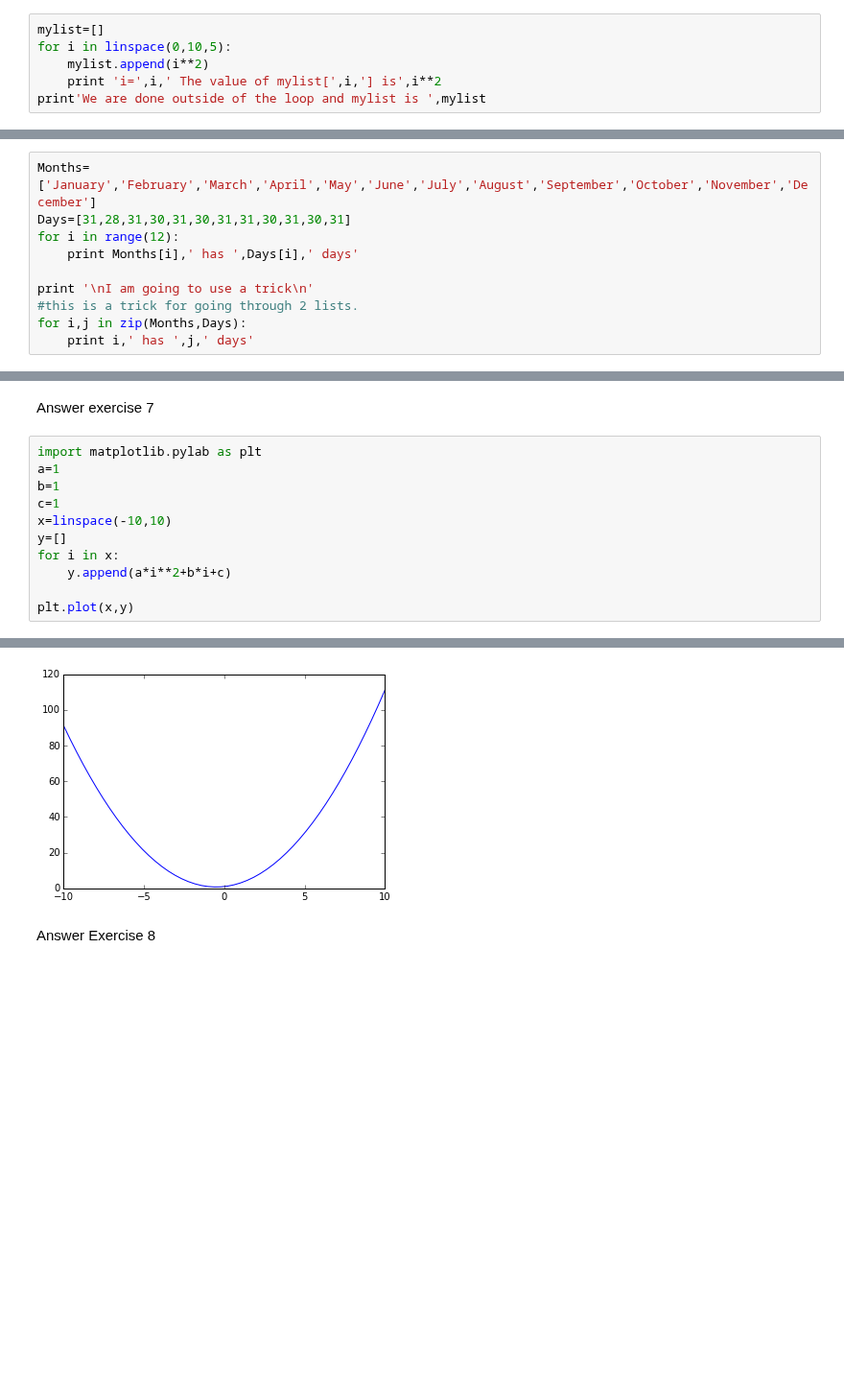
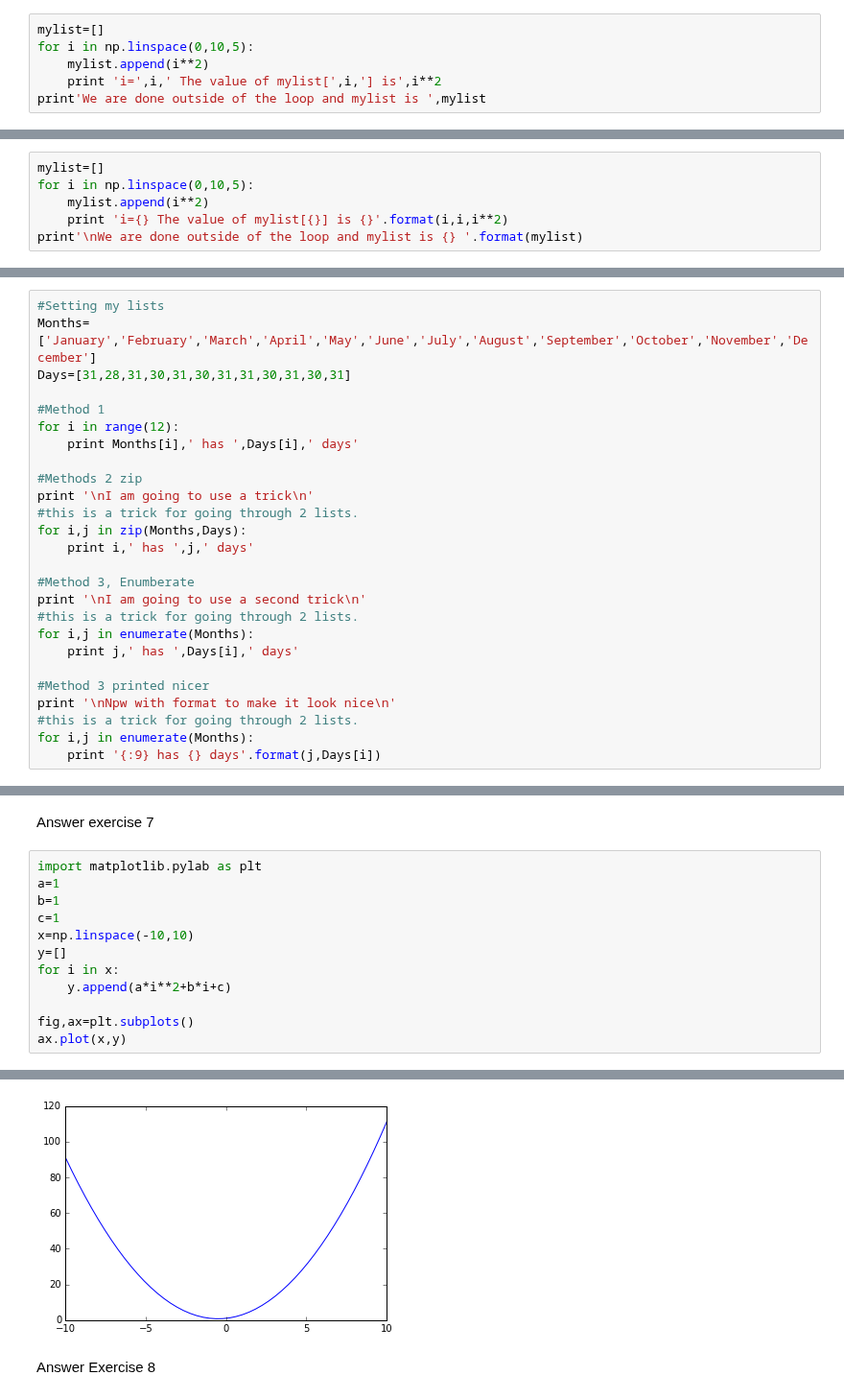
Before and after one commit to bmaillou/BigDataPython, a Jupyter notebook: for-loops.ipynb, the cells around one changed output, grey strips where cells are left out. Shown at 96% size. Saved outputs shown, nothing was run; the diff lists cells and outputs as text; blank space fills up the shorter version.

```diff
--- a/for-loops.ipynb
+++ b/for-loops.ipynb
@@ -125,7 +125,7 @@ Exercise 5.  Can you make a list with linspace and iterate through it?
 as we are iterating we could add to a list.  Lets start with an empty list. then lets add to the list the square of the value.
 # %%
 mylist=[]
-for i in linspace(0,10,5):
+for i in np.linspace(0,10,5):
     mylist.append(i**2)
     print 'i=',i,' The value of mylist[',i,'] is',i**2
 print'We are done outside of the loop and mylist is ',mylist
@@ -138,0 +141,6 @@ We are done outside of the loop and mylist is  [0.0, 6.25, 25.0, 56.25, 100.0]
+# %%
+mylist=[]
+for i in np.linspace(0,10,5):
+    mylist.append(i**2)
+    print 'i={} The value of mylist[{}] is {}'.format(i,i,i**2)
+print'\nWe are done outside of the loop and mylist is {} '.format(mylist)
@@ -263,15 +279,31 @@ for item in new_list:
 # %% [markdown]
 Answer Exercise 6
 # %%
+#Setting my lists
 Months=['January','February','March','April','May','June','July','August','September','October','November','December']
 Days=[31,28,31,30,31,30,31,31,30,31,30,31]
+
+#Method 1
 for i in range(12):
     print Months[i],' has ',Days[i],' days'
 
+#Methods 2 zip
 print '\nI am going to use a trick\n'
 #this is a trick for going through 2 lists.
 for i,j in zip(Months,Days):
     print i,' has ',j,' days'
+
+#Method 3, Enumberate
+print '\nI am going to use a second trick\n'
+#this is a trick for going through 2 lists.
+for i,j in enumerate(Months):
+    print j,' has ',Days[i],' days'
+
+#Method 3 printed nicer
+print '\nNpw with format to make it look nice\n'
+#this is a trick for going through 2 lists.
+for i,j in enumerate(Months):
+    print '{:9} has {} days'.format(j,Days[i])
 # %% [output]
 January  has  31  days
 February  has  28  days
@@ -295,17 +327,18 @@ Answer exercise 7
 # %%
 import matplotlib.pylab as plt
 a=1
 b=1
 c=1
-x=linspace(-10,10)
+x=np.linspace(-10,10)
 y=[]
 for i in x:
     y.append(a*i**2+b*i+c)
 
-plt.plot(x,y)
+fig,ax=plt.subplots()
+ax.plot(x,y)
 # %% [output]
 [<matplotlib.lines.Line2D at 0x...>]
-[figure, old version]
+[figure, new version]
 # %% [markdown]
 Answer Exercise 8
 # %%
```
Also changed, not shown: parts of 8 cells of this notebook, 3 other files.
